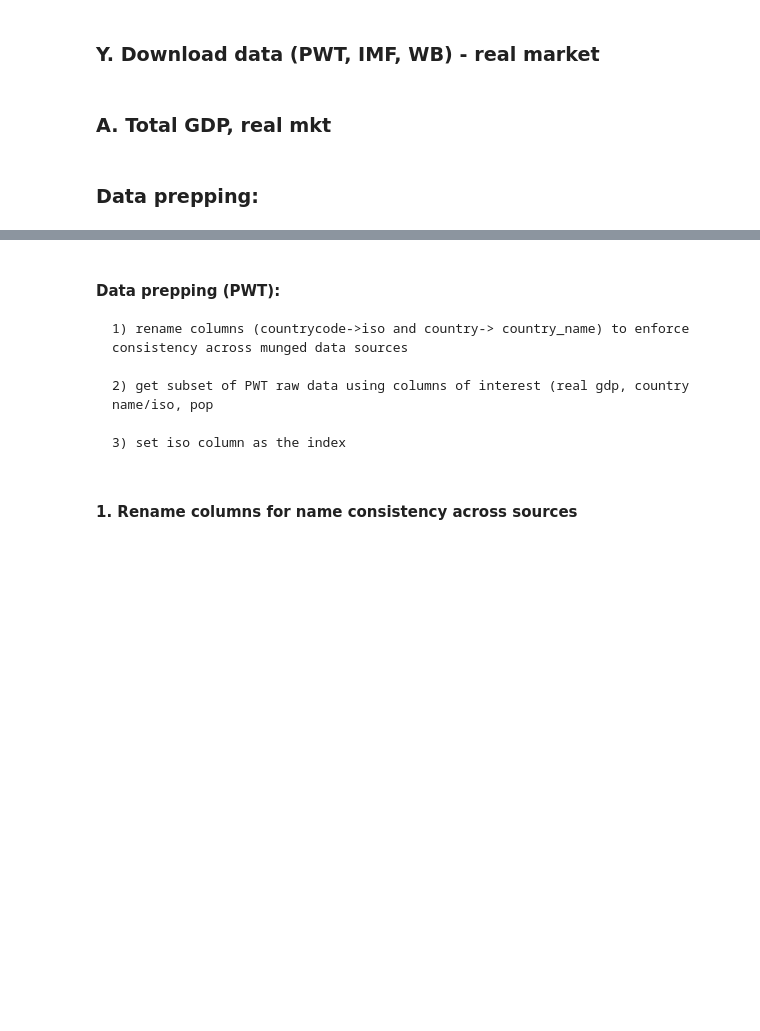
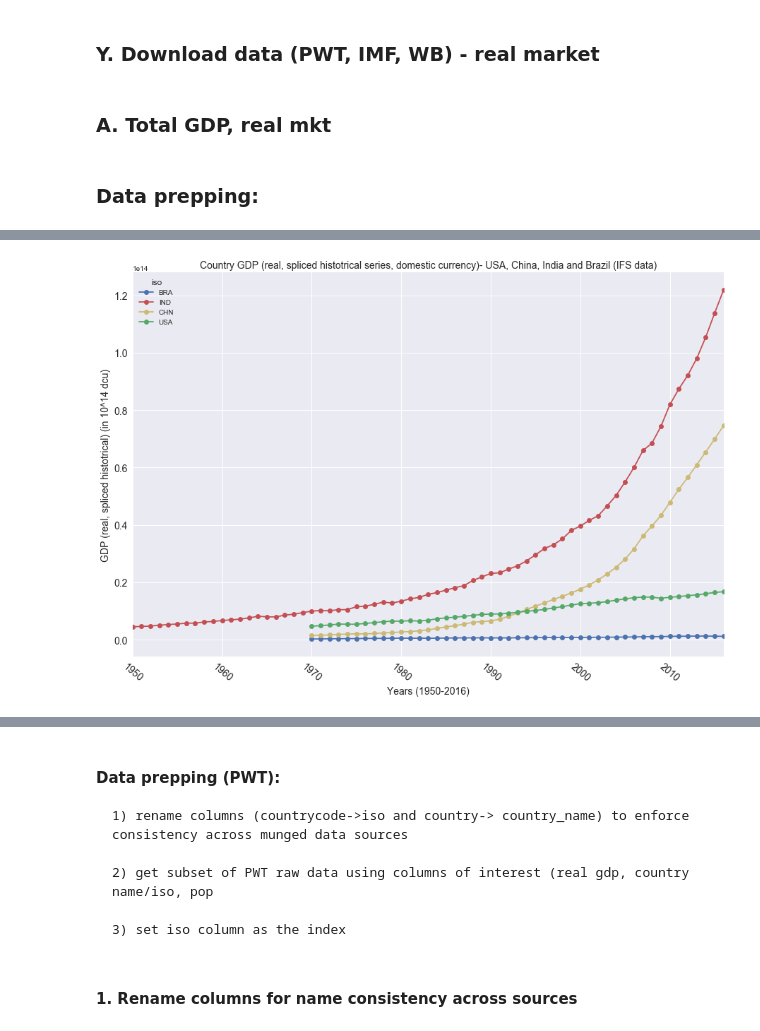
Before and after one commit to moonlimb/zerg, a Jupyter notebook: analysis/compare_gdp_data.ipynb, the cells around one changed output, grey strips where cells are left out. Drawn from its saved outputs; the diff is of its cells as text; code cells hidden in the pictures; blank space fills up the shorter version.

```diff
--- a/analysis/compare_gdp_data.ipynb
+++ b/analysis/compare_gdp_data.ipynb
@@ -152,0 +166,2 @@ label_axes(a,
+# %%
+df_real_gdp = pd.read_excel(filepath_ifs_real_gdp, sheetname='gdp_real_spliced_historical_dcu')
@@ -152,0 +170,3 @@ label_axes(a,
+# %%
+df_real_gdp_iso = set_col_as_index(df_real_gdp, 'iso')
+df_ex_rate_iso = set_col_as_index(df_ex_rate, 'iso')
@@ -152,0 +175,3 @@ label_axes(a,
+# %%
+df_real_gdp_years = drop_non_years(df_real_gdp_iso)
+df_real_gdp_final = df_real_gdp_years.astype(float)
@@ -152,0 +181,13 @@ label_axes(a,
+# %%
+a = df_real_gdp_final.T.plot(style=['bo-','ro-', 'yo-', 'go-'],
+                       figsize=(15,10), fontsize=14, grid=True, rot=320, colormap='tab10')
+
+#Gross Domestic Product, Real, Spliced Historical Series, Domestic Currency
+# DCU for domestic currency unit
+label_axes(a,
+           'Years (1950-2016)',
+           'GDP (real, spliced histotrical) (in 10^14 dcu)',
+           'Country GDP (real, spliced histotrical series, domestic currency)' +
+           '- USA, China, India and Brazil (IFS data)')
+# %% [output]
+[figure, added]
```
Also changed, not shown: parts of 34 cells of this notebook, 2 other files.
